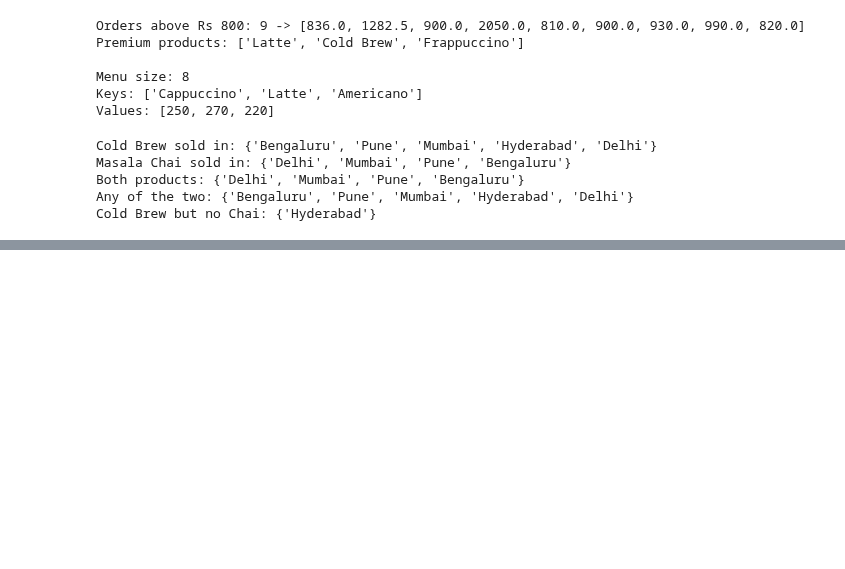
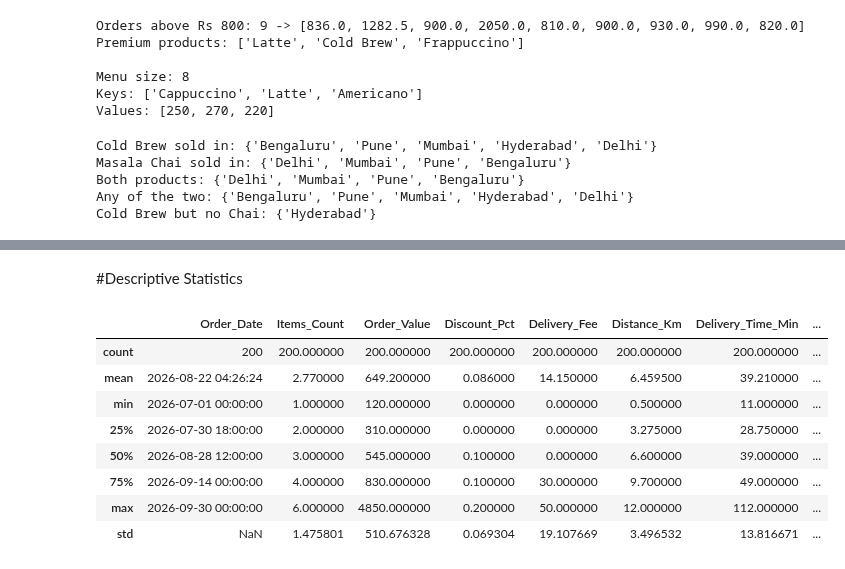
Before and after one commit to 28khushi08/DAP-LEC.1, a Jupyter notebook: lecture1_DAP.ipynb, the cells around one changed output, grey strips where cells are left out. Saved outputs shown, nothing was run; the diff lists cells and outputs as text; code cells hidden in the pictures; blank space fills up the shorter version.

```diff
--- a/lecture1_DAP.ipynb
+++ b/lecture1_DAP.ipynb
@@ -541,0 +544,11 @@ Cold Brew but no Chai: {'Hyderabad'}
+# %%
+# !pip install seaborn plotly openpyxl plotly openpyxl #only if a library is missing
+
+import pandas as pd
+import numpy as np
+import matplotlib.pyplot as ply
+import seaborn as sns
+import plotly.express as px
+
+df =pd.read_excel("Zomato_India_Orders_Dataset.xlsx",sheet_name="Orders_Data")
+print("Data loaded:", df.shape[0],"orders and",df.shape[1],"variable")
@@ -541,0 +637,14 @@ Cold Brew but no Chai: {'Hyderabad'}
+# %% [markdown]
+#Descriptive Statistics
+# %%
+df.describe()
+# %% [output]
+|  | Order_Date | Items_Count | Order_Value | Discount_Pct | Delivery_Fee | Distance_Km | Delivery_Time_Min | ... |
+| count | 200 | 200.000000 | 200.000000 | 200.000000 | 200.000000 | 200.000000 | 200.000000 | ... |
+| mean | 2026-08-22 04:26:24 | 2.770000 | 649.200000 | 0.086000 | 14.150000 | 6.459500 | 39.210000 | ... |
+| min | 2026-07-01 00:00:00 | 1.000000 | 120.000000 | 0.000000 | 0.000000 | 0.500000 | 11.000000 | ... |
+| 25% | 2026-07-30 18:00:00 | 2.000000 | 310.000000 | 0.000000 | 0.000000 | 3.275000 | 28.750000 | ... |
+| 50% | 2026-08-28 12:00:00 | 3.000000 | 545.000000 | 0.100000 | 0.000000 | 6.600000 | 39.000000 | ... |
+| 75% | 2026-09-14 00:00:00 | 4.000000 | 830.000000 | 0.100000 | 30.000000 | 9.700000 | 49.000000 | ... |
+| max | 2026-09-30 00:00:00 | 6.000000 | 4850.000000 | 0.200000 | 50.000000 | 12.000000 | 112.000000 | ... |
+| std | NaN | 1.475801 | 510.676328 | 0.069304 | 19.107669 | 3.496532 | 13.816671 | ... |
```
Also changed, not shown: parts of 8 cells of this notebook.
